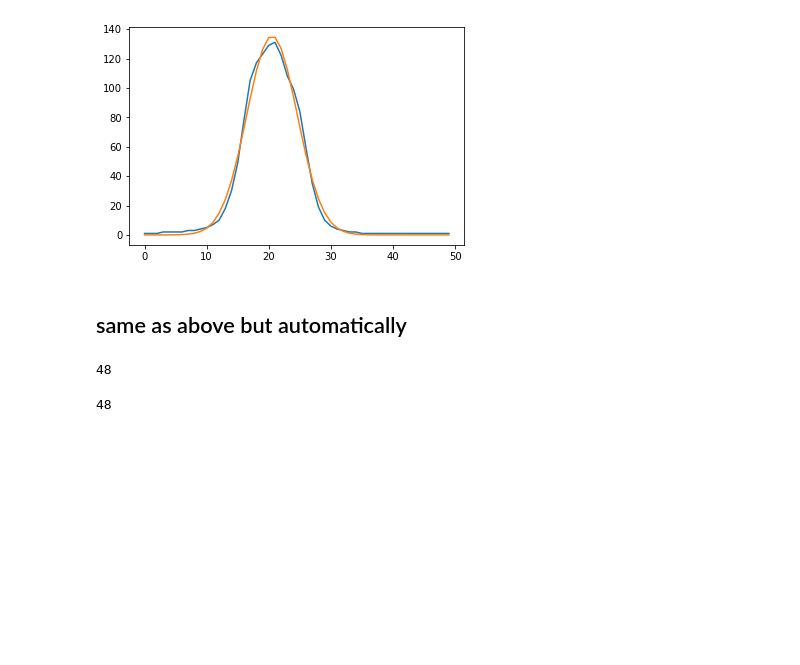
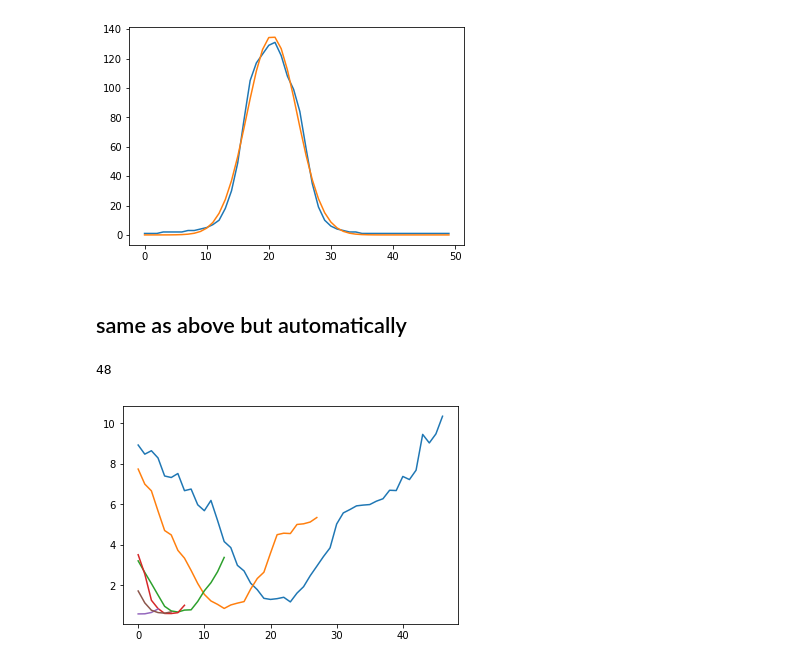
Before and after one commit to zazizizou/gradient_ansatz, a Jupyter notebook: DoF_cailb.ipynb, the cells around one changed output. Cells and saved outputs as stored; diff of their text form; code cells hidden in the pictures; blank space fills up the shorter version.

```diff
--- a/DoF_cailb.ipynb
+++ b/DoF_cailb.ipynb
@@ -122,21 +122,24 @@ len(stbl)
 48
 # %%
 HORIZONTAL = Point(1, 0)
+LINE_LEN = 20
 calib_bubbles = [
     CalibBubble(Line(direction=HORIZONTAL, point=Point(842, 132)), radius=80, frame_start=1, frame_end=48),
     CalibBubble(Line(HORIZONTAL, Point(912, 470)), 54, 8, 36),
     CalibBubble(Line(HORIZONTAL, Point(968, 665)), 19, 24, 38),
-    CalibBubble(Line(HORIZONTAL, Point(1023, 636)), 15, 39, 44),
+    CalibBubble(Line(HORIZONTAL, Point(1023, 636)), 15, 36, 44),
     CalibBubble(Line(HORIZONTAL, Point(1103, 723)), 6, 43, 47),
     CalibBubble(Line(HORIZONTAL, Point(1127, 744)), 22, 42, 48)
 
 ]
 # %%
+curves = []
 for cb in calib_bubbles:
+    cb_curve = []
     for f in np.arange(cb.frame_start, cb.frame_end):
-        fit_line = stbl[f][p1.y, int(p1.x-LINE_LEN/2):int(p1.x+LINE_LEN/2)]
+        fit_line = stbl[f][cb.line.point.y, int(cb.line.point.x-LINE_LEN/2):int(cb.line.point.x+LINE_LEN/2)]
         (amp, mu, sigma), _ = curve_fit(gauss,
                                        np.arange(0, len(fit_line)),
                                        fit_line)
+        cb_curve.append(np.abs(sigma))
+    curves.append(cb_curve)
-# %% [output]
-48
@@ -144,0 +146,5 @@ plt.imshow(stbl48)
+# %%
+for cu in curves:
+    plt.plot(cu)
+# %% [output]
+[figure, added]
```
Also changed, not shown: parts of 3 cells of this notebook, 2 other files.
